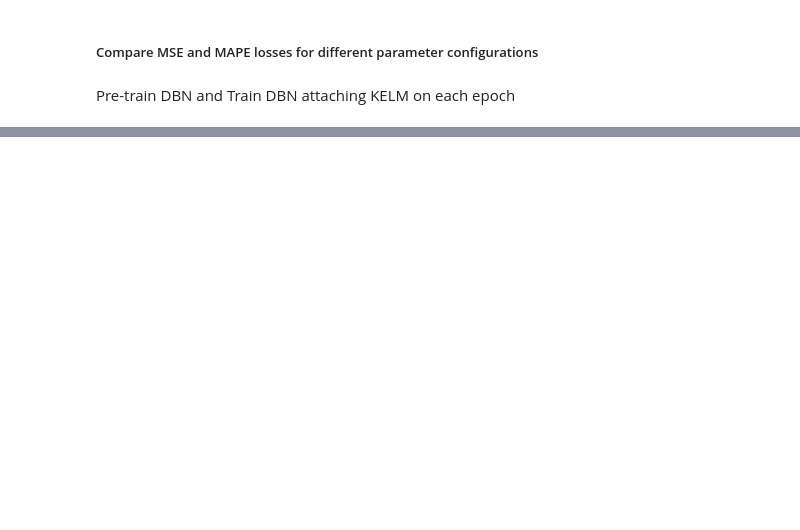
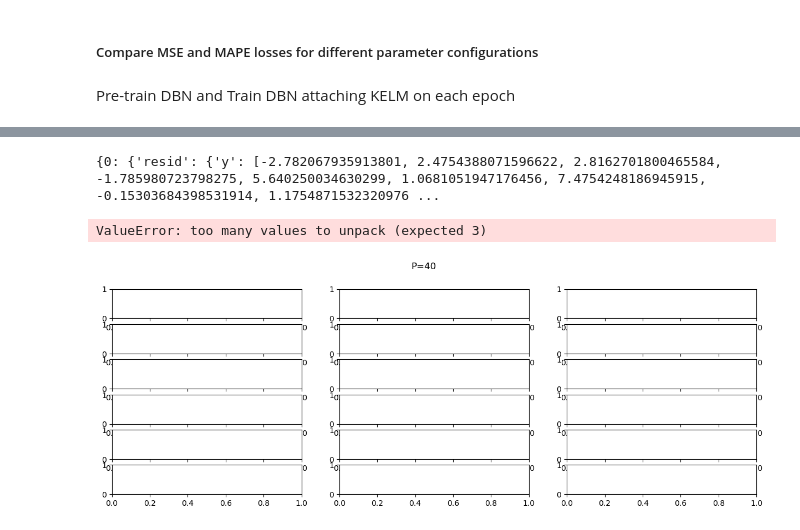
Before and after one commit to kolusask/IDP, a Jupyter notebook: 04_model_training.ipynb, the cells around one changed output, grey strips where cells are left out. Cells and saved outputs as stored; diff of their text form; code cells hidden in the pictures; blank space fills up the shorter version.

Commit message:
Plot and cleanup

```diff
--- a/04_model_training.ipynb
+++ b/04_model_training.ipynb
@@ -17,7 +17,9 @@ from data.util import crop_q_between, split_weekdays_and_weekends
 mse = tm.MeanSquaredError().to(CONFIG.device)
 mape = tm.MeanAbsolutePercentageError().to(CONFIG.device)
 mat_q = CONFIG.load('mat_q.pt')
-CONFIG.alpha = 1
-CONFIG.device
+CONFIG.alpha = 0.23
+mat_q = mat_q[:, mat_q.sum(dim=0) > 0]
+normalizing_constants_all = mat_q.max(dim=0)[0]
+mat_q /= normalizing_constants_all
 mat_q
 # %% [output]
@@ -128,0 +179,22 @@ KeyboardInterrupt:
+# %%
+for p, p_data in results_we.items():
+    print(p_data)
+    fig, axes = plt.subplots(len(p_data), 3)
+    fig.set_figwidth(15)
+    fig.suptitle(f'P={p}')
+    for s, (sec, sec_data) in enumerate(p_data.items()):
+        trend_axis, resid_axis, overall_axis = axes
+        trend_axis.plot(sec_data['trend']['y'], label='y')
+        trend_axis.plot(sec_data['trend']['pred'], label='pred')
+        resid_axis.plot(sec_data['resid']['y'], label='y')
+        resid_axis.plot(sec_data['resid']['pred'], label='pred')
+        overall_axis.plot(sec_data['overall']['y'], label='y')
+        overall_axis.plot(sec_data['overall']['pred'], label='pred')
+        handles, labels = trend_axis.get_legend_handles_labels()
+        fig.legend(handles, labels, loc='upper center')
+    fig.tight_layout()
+    fig.show()
+# %% [output]
+{0: {'resid': {'y': [-2.782067935913801, 2.4754388071596622, 2.8162701800465584, -1.785980723798275, 5.640250034630299, 1.0681051947176456, 7.4754248186945915, -0.15303684398531914, 1.1754871532320976 ...
+ValueError: too many values to unpack (expected 3)
+[figure, added]
```
Also changed, not shown: parts of 4 cells of this notebook.
